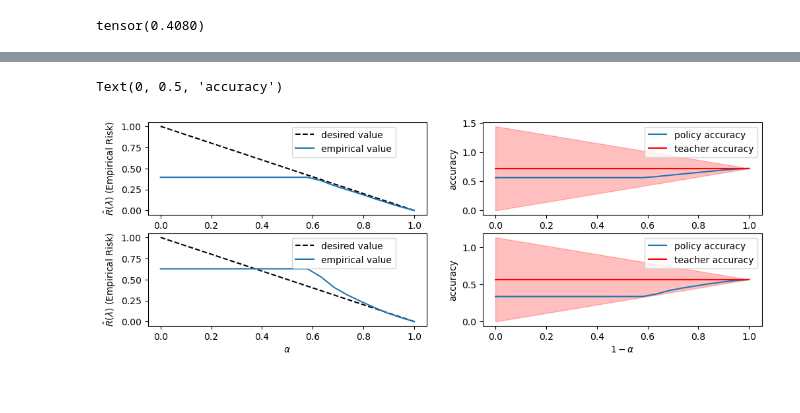
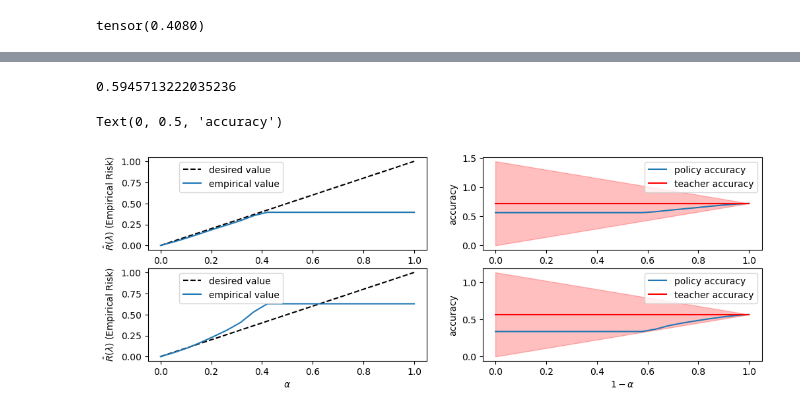
Before and after one commit to Geffen-Cooper/conformal, a Jupyter notebook: tutorial.ipynb, the cells around one changed output, grey strips where cells are left out. Saved outputs shown, nothing was run; the diff lists cells and outputs as text; code cells hidden in the pictures.

Commit message:
nice visualization of risk control

```diff
--- a/tutorial.ipynb
+++ b/tutorial.ipynb
@@ -204,0 +200,23 @@ tensor(0.1059)
+# %%
+%matplotlib widget
+# plot risk for different lambdas
+import matplotlib.pyplot as plt
+import numpy as np
+y = []
+lams = np.linspace(0,1,500)
+for lam in lams:
+    p_set = (student_cal_scores >= lam)*student_cal_preds + (student_cal_scores < lam)*teacher_cal_preds
+    y.append((p_set != teacher_cal_preds).float().mean())
+plt.plot(lams,y)
+plt.axhline(0.1,c="r",linestyle="--")
+plt.xlabel("$\lambda$")
+plt.ylabel("$\hat{R}(\lambda)$")
+
+def zo_loss(p_pred_set,t_pred_set):
+        return (p_pred_set != t_pred_set).float().mean()
+def lamhat_threshold(lam):
+    p_set = (student_cal_scores >= lam)*student_cal_preds + (student_cal_scores < lam)*teacher_cal_preds
+    return zo_loss(p_set, teacher_cal_preds) - ((n+1)/n*alpha - 1/(n+1)) # why is this over n+1???
+lamhat = brentq(lamhat_threshold, 0, 1)
+print(lamhat)
+plt.axvline(lamhat,c='k',linestyle="--")
@@ -205,3 +227,7 @@ tensor(0.1059)
+# %%
+print(lamhat)
+# %% [output]
+0.5945713222035236
 # %%
 alphas = np.linspace(0,1,20)
 lambdas = np.zeros(len(alphas))
@@ -240,35 +266,35 @@ for i,alpha in enumerate(alphas):
     # print(f"The empirical ZOL is: {zo_loss(p_set, teacher_val_preds)} and the threshold value is: {lamhat}")
 # %%
 fig,ax = plt.subplots(2,2,figsize=(12,4))
-ax[0,0].plot(alphas,alphas[::-1],linestyle="--",c='k',label="desired value")
-ax[0,0].plot(alphas,1-st_match[::-1],label="empirical value")
+ax[0,0].plot(alphas,alphas,linestyle="--",c='k',label="desired value")
+ax[0,0].plot(alphas,1-st_match,label="empirical value")
 ax[0,0].legend(bbox_to_anchor=(0.5,1))
 ax[0,0].set_xlabel(r'$\alpha$')
 ax[0,0].set_ylabel(r'$\hat{R}(\lambda)$ (Empirical Risk)')
 
 y_err_m = t_acc - (alphas)*t_acc
 y_err_p = t_acc + (alphas)*t_acc
 ax[0,1].plot(1-alphas,p_acc,label="policy accuracy")
 ax[0,1].plot(1-alphas,t_acc,label="teacher accuracy",c='r')
 ax[0,1].fill_between(1-alphas,y_err_m,y_err_p,color='r',alpha=0.25)
 ax[0,1].legend(bbox_to_anchor=(1,1))
 ax[0,1].set_xlabel(r'$1-\alpha$')
 ax[0,1].set_ylabel("accuracy")
 
-ax[1,0].plot(alphas,alphas[::-1],linestyle="--",c='k',label="desired value")
-ax[1,0].plot(alphas,1-st_match_[::-1],label="empirical value")
+ax[1,0].plot(alphas,alphas,linestyle="--",c='k',label="desired value")
+ax[1,0].plot(alphas,1-st_match_,label="empirical value")
 ax[1,0].legend(bbox_to_anchor=(0.5,1))
 ax[1,0].set_xlabel(r'$\alpha$')
 ax[1,0].set_ylabel(r'$\hat{R}(\lambda)$ (Empirical Risk)')
 
 y_err_m = t_acc_ - (alphas)*t_acc_
 y_err_p = t_acc_ + (alphas)*t_acc_
 ax[1,1].plot(1-alphas,p_acc_,label="policy accuracy")
 ax[1,1].plot(1-alphas,t_acc_,label="teacher accuracy",c='r')
 ax[1,1].fill_between(1-alphas,y_err_m,y_err_p,color='r',alpha=0.25)
 ax[1,1].legend(bbox_to_anchor=(1,1))
 ax[1,1].set_xlabel(r'$1-\alpha$')
 ax[1,1].set_ylabel("accuracy")
 # %% [output]
 Text(0, 0.5, 'accuracy')
-[figure, old version]
+[figure, new version]
```
Also changed, not shown: parts of 9 cells of this notebook.
